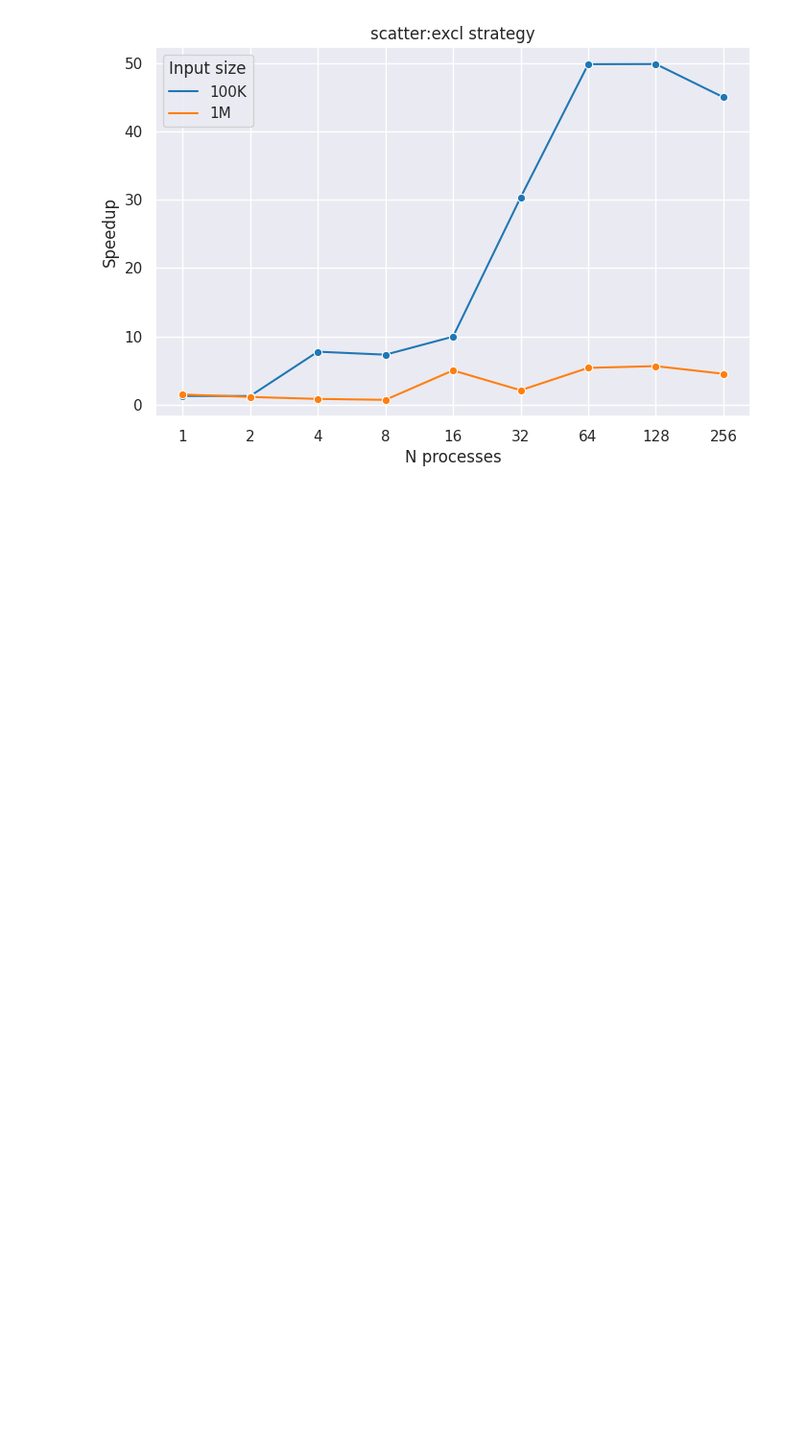
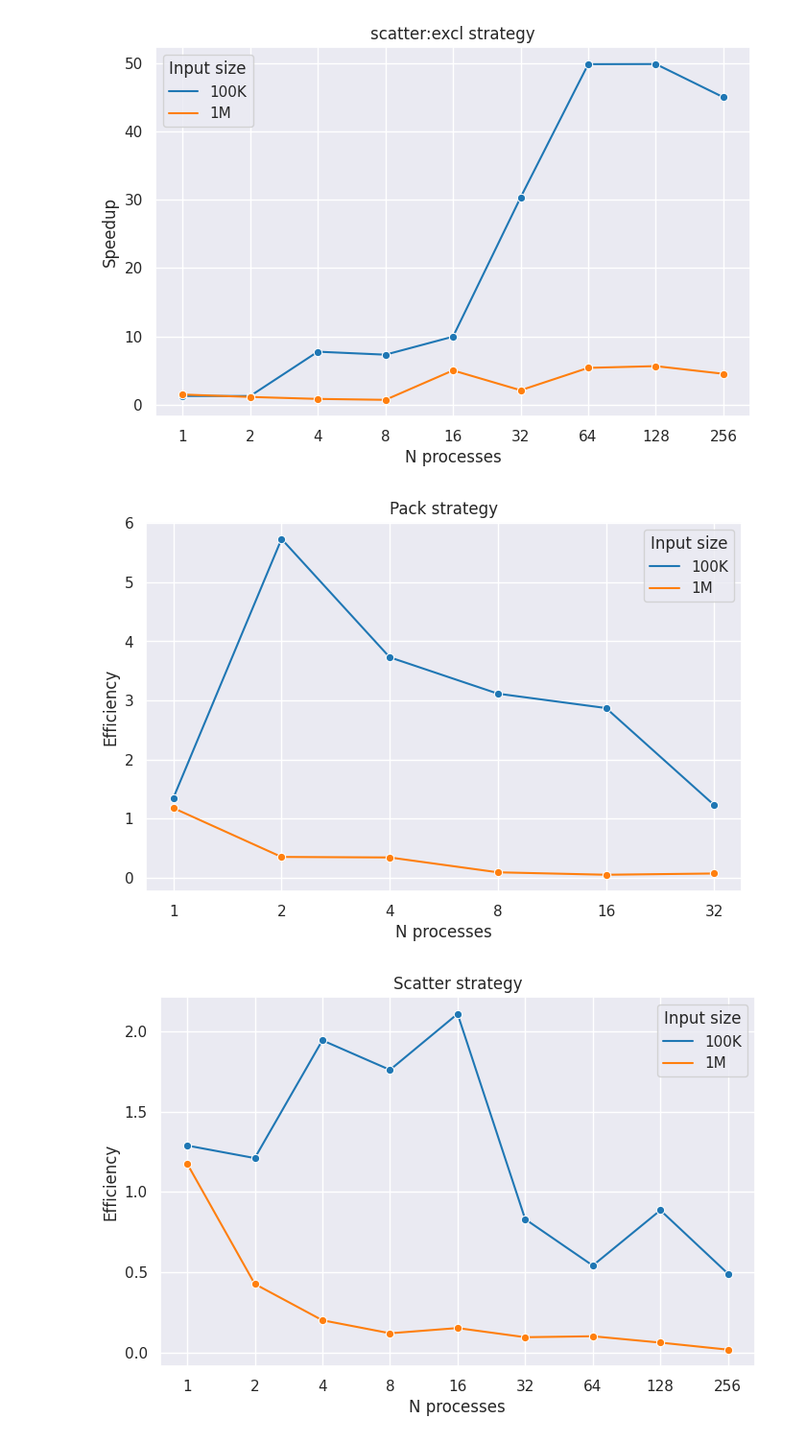
Before and after one commit to civts/hpc-22-report, a Jupyter notebook: results/analysis.ipynb, the cells around one changed output. Shown at 96% size. Cells and saved outputs as stored; diff of their text form; code cells hidden in the pictures; blank space fills up the shorter version.

Commit message:
Add efficiency calculation

```diff
--- a/results/analysis.ipynb
+++ b/results/analysis.ipynb
@@ -31,8 +31,10 @@ df.drop(df[~df['Run Status'].str.contains('successfully')].index, inplace=True)
 df['N processes'] = df['Number of CPUs'] * df['Number of Nodes']
 
 df["Speedup"] = df.apply(lambda x: x['Total run time (seconds)']/serial_time[x['Input size']]['Total time'] if x['Input size'] != '5K' else np.nan, axis=1)
+df = df[df['Speedup'].notna()]
 
-df = df[df['Speedup'].notna()]
+df["Efficiency"] = df["Speedup"]/df["N processes"]
+
 df = df.astype({'N processes':'str'})
 # %%
 df.head()
@@ -100,3 +102,29 @@ plot_speedup_by_n_processes_and_placing_strategy(df)
 [figure]
 [figure]
 [figure]
+# %%
+def plot_efficiency_by_n_processes_and_placing_strategy(df):
+  df_pack = df[df['Placing strategy'] == 'pack']
+  df_scatter = df[df['Placing strategy'] == 'scatter']
+  df_pack_excl = df[df['Placing strategy'] == 'pack:excl']
+  df_scatter_excl = df[df['Placing strategy'] == 'scatter:excl']
+
+  ticks = list(df_scatter['N processes'].unique())
+  plt.xticks(range(0,len(ticks)), ticks)
+
+  sns.lineplot(data=df_pack, x='N processes', y='Efficiency', hue='Input size', palette='tab10', errorbar=None, marker="o").set(title='Pack strategy')
+  plt.show()
+
+  sns.lineplot(data=df_scatter, x='N processes', y='Efficiency', hue='Input size', palette='tab10', errorbar=None, marker="o").set(title='Scatter strategy')
+  plt.show()
+
+  sns.lineplot(data=df_pack_excl, x='N processes', y='Efficiency', hue='Input size', palette='tab10', errorbar=None, marker="o").set(title='Pack:excl strategy')
+  plt.show()
+
+  sns.lineplot(data=df_scatter_excl, x='N processes', y='Efficiency', hue='Input size', palette='tab10', errorbar=None, marker="o").set(title='scatter:excl strategy')
+  plt.show()
+# %%
+plot_efficiency_by_n_processes_and_placing_strategy(df)
+# %% [output]
+[figure, added]
+[figure, added]
```
Also changed, not shown: parts of 2 cells of this notebook.
